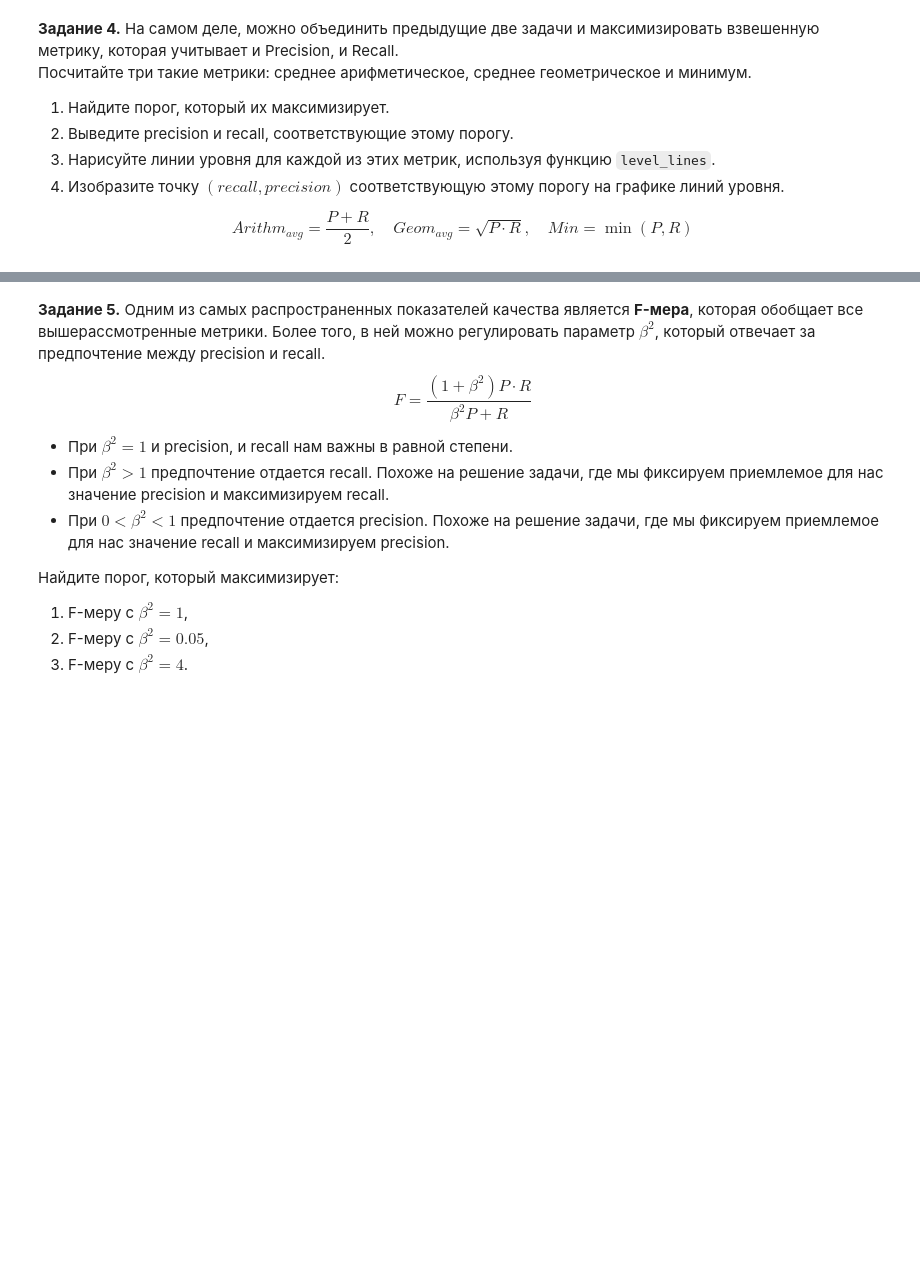
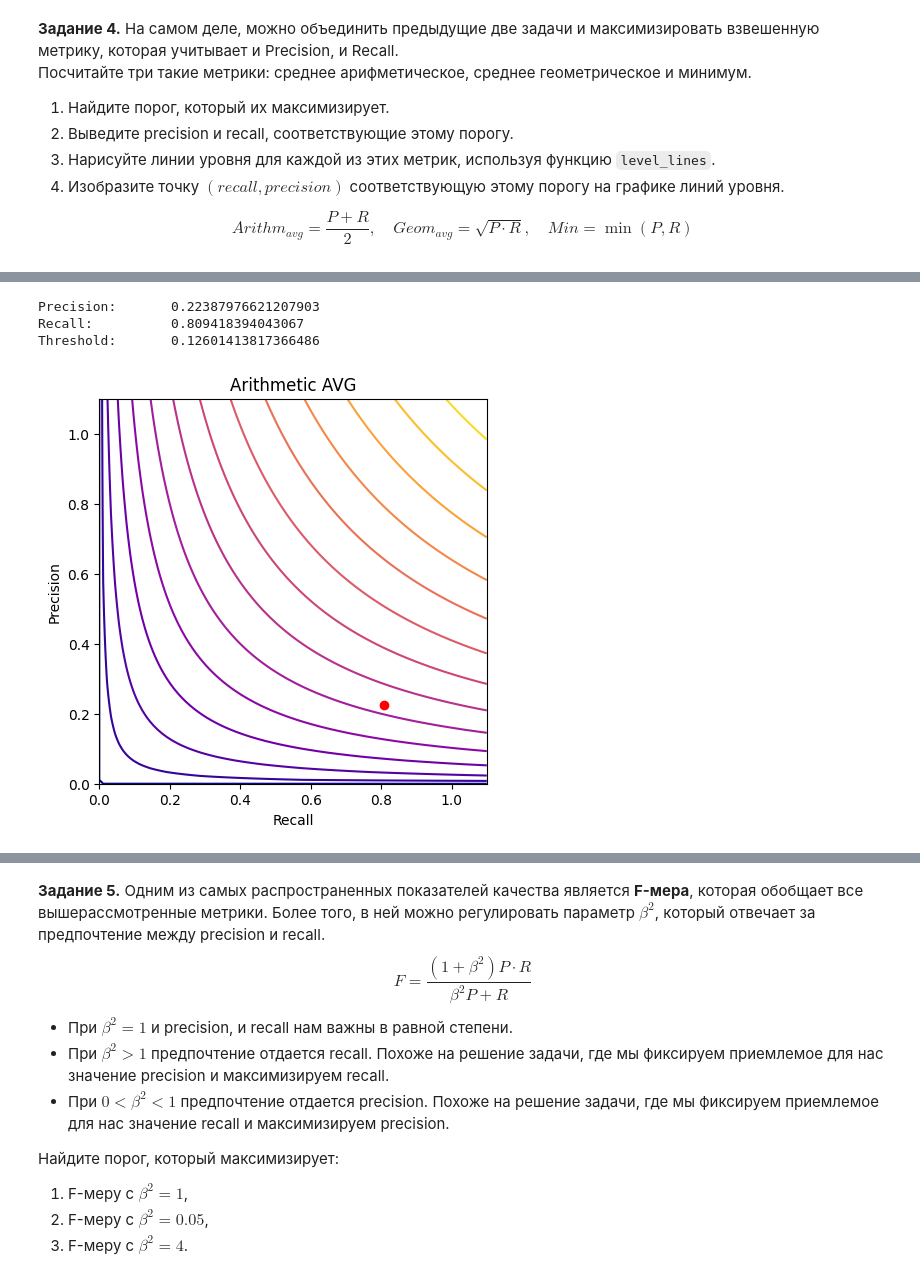
Before and after one commit to aladed/cours, a Jupyter notebook: 2Block/11modul/HW11.ipynb, the cells around one changed output, grey strips where cells are left out. Cells and saved outputs as stored; diff of their text form; code cells hidden in the pictures; blank space fills up the shorter version.

```diff
--- a/2Block/11modul/HW11.ipynb
+++ b/2Block/11modul/HW11.ipynb
@@ -245,0 +282,19 @@ Threshold:       0.02198734808666288
+# %%
+### Повторите для среднего геометрического
+### Your code is here
+
+geometric_func = lambda x, y: (x * y)**0.5
+
+arithm_idx = (geometric_func(precision, recall)).argmax()
+
+print(f"Precision:\t {precision[arithm_idx]}")
+print(f"Recall: \t {recall[arithm_idx]}")
+print(f"Threshold:\t {thres[arithm_idx]}")
+
+level_lines(geometric_func, "Arithmetic AVG")
+plt.plot(recall[arithm_idx], precision[arithm_idx], 'ro');
+# %% [output]
+Precision:       0.22387976621207903
+Recall:          0.809418394043067
+Threshold:       0.12601413817366486
+[figure, added]
```
Also changed, not shown: parts of 13 cells of this notebook, 19 other files.
